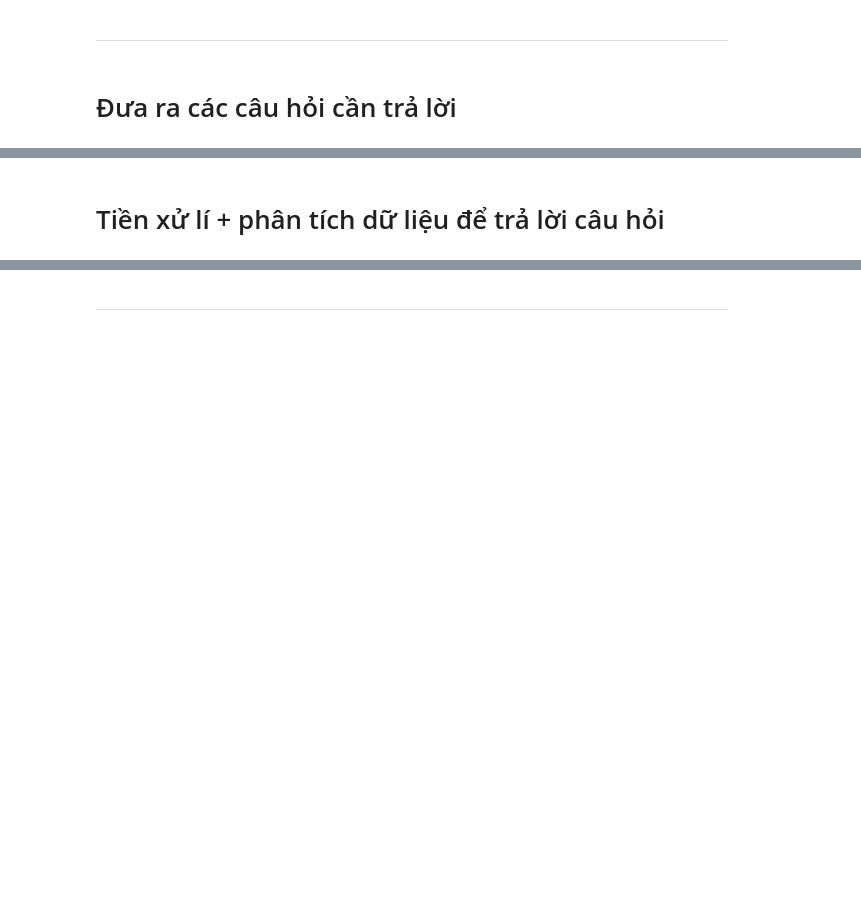
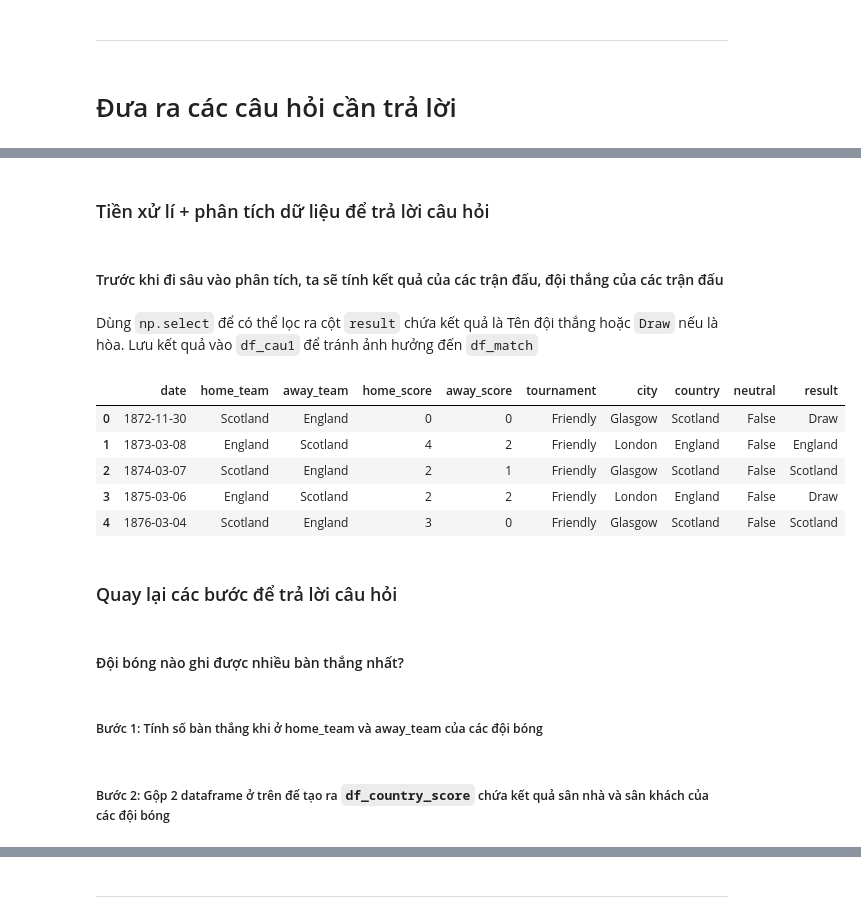
Before and after one commit to npqd/P4DS_FinalProject, a Jupyter notebook: demo.ipynb, the cells around one changed output, grey strips where cells are left out. Drawn from its saved outputs; the diff is of its cells as text; code cells hidden in the pictures; blank space fills up the shorter version.

```diff
--- a/demo.ipynb
+++ b/demo.ipynb
@@ -397,2 +397,27 @@ for i in range(0,3):
 # %% [markdown]
-# Tiền xử lí + phân tích dữ liệu để trả lời câu hỏi
+### Tiền xử lí + phân tích dữ liệu để trả lời câu hỏi
+# %% [markdown]
+#### Trước khi đi sâu vào phân tích, ta sẽ tính kết quả của các trận đấu, đội thắng của các trận đấu
+# %% [markdown]
+Dùng `np.select` để có thể lọc ra cột `result` chứa kết quả là Tên đội thắng hoặc `Draw` nếu là hòa. Lưu kết quả vào `df_cau1` để tránh ảnh hưởng đến `df_match`
+# %%
+df_cau1 = df_match.copy()
+
+condition = [(df_cau1['home_score']==df_cau1['away_score']),(df_cau1['home_score']>df_cau1['away_score']),(df_cau1['home_score']<df_cau1['away_score'])]
+value=['Draw',df_cau1['home_team'],df_cau1['away_team']]
+#phan loai theo dieu kien condition
+df_cau1['result']=np.select(condition,value)
+df_cau1.head()
+# %% [output]
+|  | date | home_team | away_team | home_score | away_score | tournament | city | country | neutral | result |
+| 0 | 1872-11-30 | Scotland | England | 0 | 0 | Friendly | Glasgow | Scotland | False | Draw |
+| 1 | 1873-03-08 | England | Scotland | 4 | 2 | Friendly | London | England | False | England |
+| 2 | 1874-03-07 | Scotland | England | 2 | 1 | Friendly | Glasgow | Scotland | False | Scotland |
+| 3 | 1875-03-06 | England | Scotland | 2 | 2 | Friendly | London | England | False | Draw |
+| 4 | 1876-03-04 | Scotland | England | 3 | 0 | Friendly | Glasgow | Scotland | False | Scotland |
+# %% [markdown]
+### Quay lại các bước để trả lời câu hỏi
+# %% [markdown]
+#### Đội bóng nào ghi được nhiều bàn thắng nhất?
+# %% [markdown]
+##### Bước 1: Tính số bàn thắng khi ở home_team và away_team của các đội bóng
@@ -398,0 +431,2 @@ for i in range(0,3):
+# %% [markdown]
+##### Bước 2: Gộp 2 dataframe ở trên để tạo ra `df_country_score` chứa kết quả sân nhà và sân khách của các đội bóng
```
Also changed, not shown: parts of 43 cells of this notebook.
